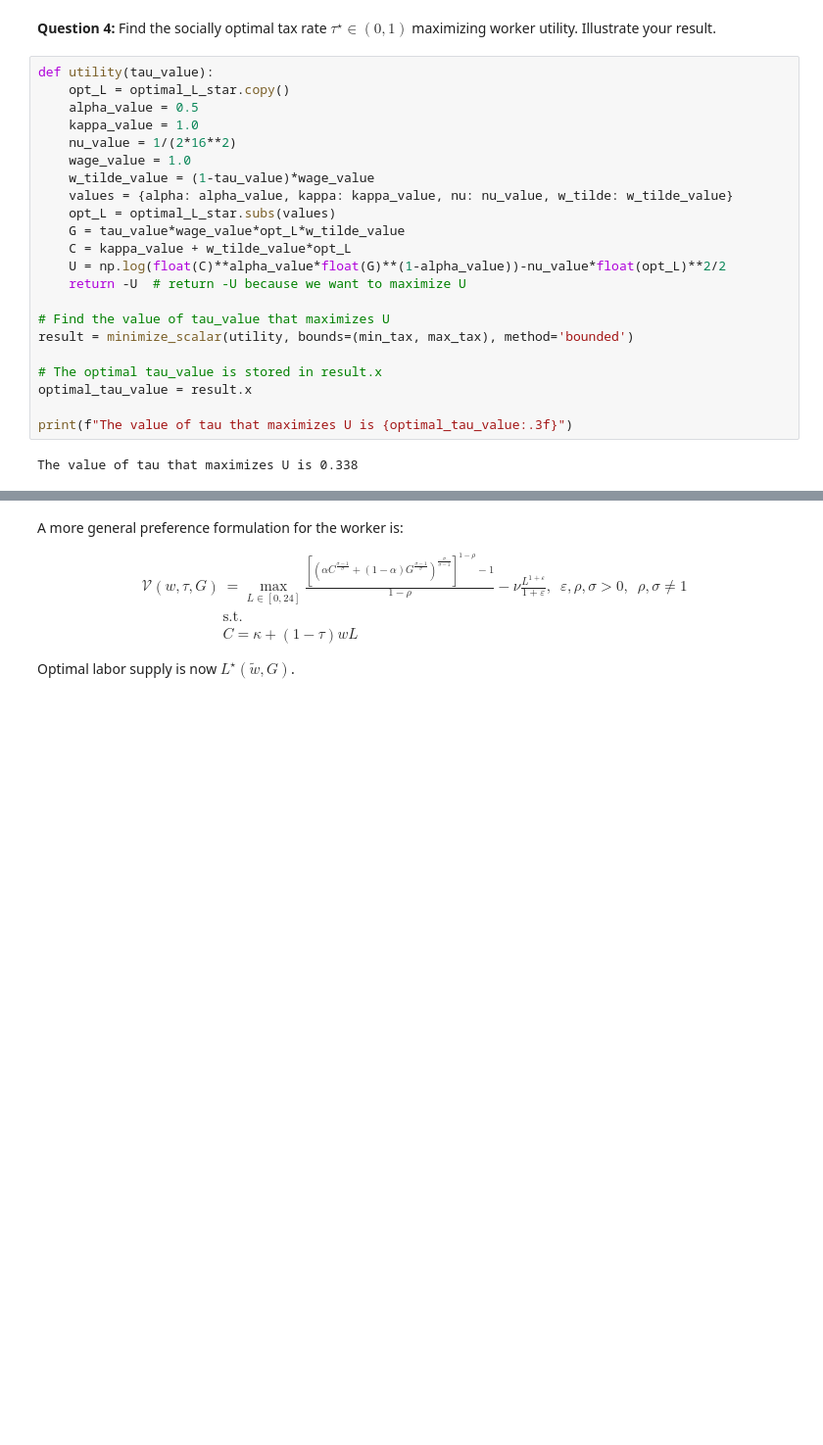
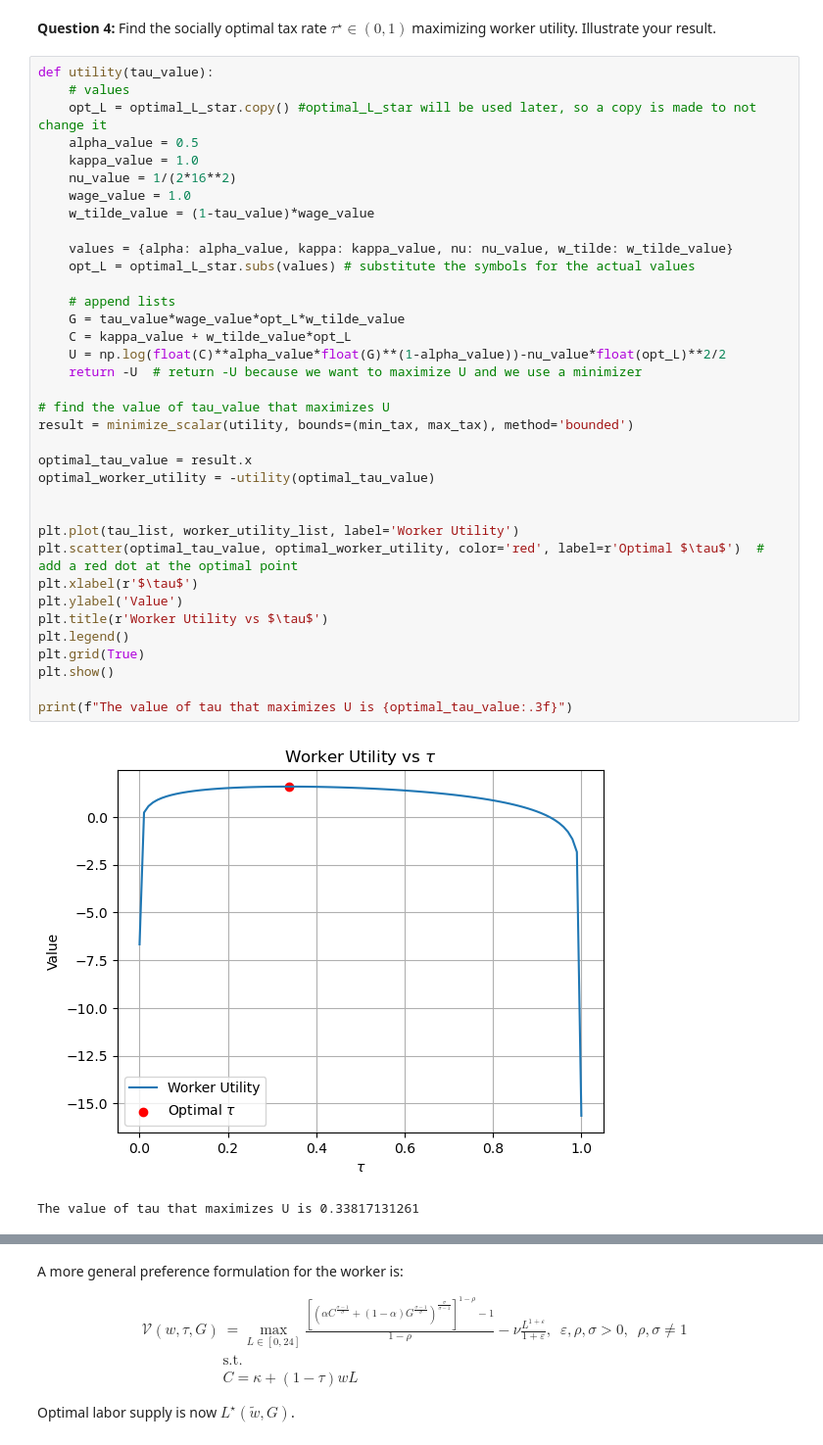
Before and after one commit to NumEconCopenhagen/projects-2023-hello-world-1, a Jupyter notebook: Exam-2023-notebook.ipynb, the cells around one changed output, grey strips where cells are left out. Shown at 98% size. Drawn from its saved outputs; the diff is of its cells as text; blank space fills up the shorter version.

```diff
--- a/Exam-2023-notebook.ipynb
+++ b/Exam-2023-notebook.ipynb
@@ -172,25 +196,40 @@ plt.show()
 **Question 4:** Find the socially optimal tax rate $\tau^{\star}\in(0,1)$ maximizing worker utility. Illustrate your result.
 # %%
 def utility(tau_value):
-    opt_L = optimal_L_star.copy()
+    # values
+    opt_L = optimal_L_star.copy() #optimal_L_star will be used later, so a copy is made to not change it
     alpha_value = 0.5
     kappa_value = 1.0
     nu_value = 1/(2*16**2)
     wage_value = 1.0
     w_tilde_value = (1-tau_value)*wage_value
+
     values = {alpha: alpha_value, kappa: kappa_value, nu: nu_value, w_tilde: w_tilde_value}
-    opt_L = optimal_L_star.subs(values)
+    opt_L = optimal_L_star.subs(values) # substitute the symbols for the actual values
+
+    # append lists
     G = tau_value*wage_value*opt_L*w_tilde_value
     C = kappa_value + w_tilde_value*opt_L
     U = np.log(float(C)**alpha_value*float(G)**(1-alpha_value))-nu_value*float(opt_L)**2/2
-    return -U  # return -U because we want to maximize U
+    return -U  # return -U because we want to maximize U and we use a minimizer
 
-# Find the value of tau_value that maximizes U
+# find the value of tau_value that maximizes U
 result = minimize_scalar(utility, bounds=(min_tax, max_tax), method='bounded')
 
-# The optimal tau_value is stored in result.x
 optimal_tau_value = result.x
+optimal_worker_utility = -utility(optimal_tau_value)
+
+
+plt.plot(tau_list, worker_utility_list, label='Worker Utility')
+plt.scatter(optimal_tau_value, optimal_worker_utility, color='red', label=r'Optimal $\tau$')  # add a red dot at the optimal point
+plt.xlabel(r'$\tau$')
+plt.ylabel('Value')
+plt.title(r'Worker Utility vs $\tau$')
+plt.legend()
+plt.grid(True)
+plt.show()
 
 print(f"The value of tau that maximizes U is {optimal_tau_value:.3f}")
 # %% [output]
+[figure, added]
-The value of tau that maximizes U is 0.338
+The value of tau that maximizes U is 0.33817131261
```
Also changed, not shown: parts of 27 cells of this notebook.
